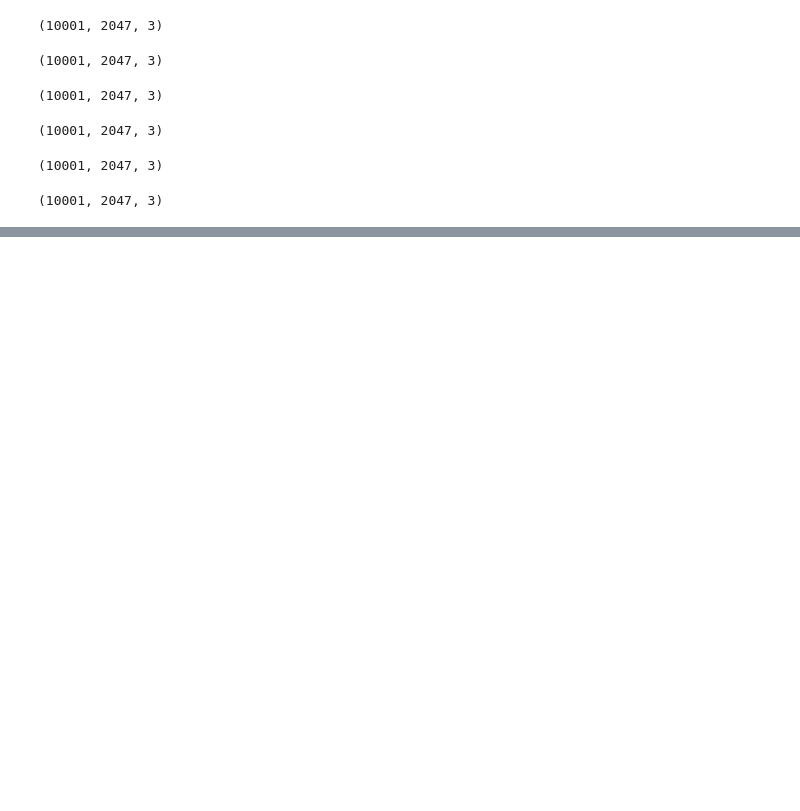
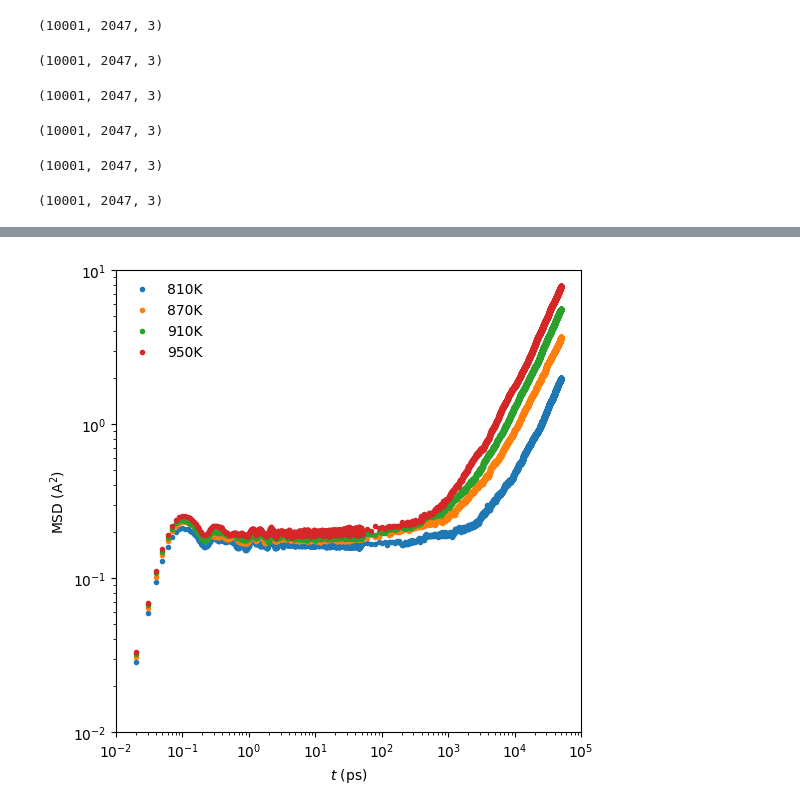
Before and after one commit to ch-tung/ABCD_J, a Jupyter notebook: EAM/LAMMPS/test_MSD.ipynb, the cells around one changed output, grey strips where cells are left out. Drawn from its saved outputs; the diff is of its cells as text; code cells hidden in the pictures; blank space fills up the shorter version.

```diff
--- a/EAM/LAMMPS/test_MSD.ipynb
+++ b/EAM/LAMMPS/test_MSD.ipynb
@@ -152,3 +161,36 @@ plt.show()
+# %%
+timestep = 10
+timestep_st = 10/1000
+fig = plt.figure(figsize=(6,6))
+ax = fig.add_subplot(1,1,1)
+
+colors = ["C0","C1","C2","C3"]
+diffusivity_list = []
+for i_temp, temperature in enumerate(temperature_list):
+    msd_st = msd_list_st[i_temp]
+    ax.plot(t_list_st[1:]*timestep_st,msd_st[1:],".",color=colors[i_temp])
+    msd = msd_list[i_temp]
+    ax.plot(t_list[1:]*timestep,msd[1:],".",color=colors[i_temp], label=str(temperature)+"K")
+
+    # do curve fitting to get slope
+    x = np.vstack([t_list[1:]*timestep,np.ones_like(t_list[1:]*timestep)]).T
+    y = msd[1:]
+    A, B = np.linalg.lstsq(x, y, rcond=None)[0]
+    # ax.plot(t_list[1:]*timestep, A*t_list[1:]*timestep+B, "--k")
+    diffusivity_list.append(A/6)
+diffusivity_list = np.array(diffusivity_list)
+
+ax.set_xscale("log")
+ax.set_yscale("log")
+ax.set_ylim([1e-2,10])
+ax.set_xlim([1e-2,1e5])
+
+ax.set_xlabel(r"$t\ \rm{(ps)}$")
+ax.set_ylabel(r"$\rm{MSD}\ (A^2)$")
+ax.legend(frameon=False)
+plt.show()
+# %% [output]
+[figure, added]
 # %%
 fig = plt.figure(figsize=(6,6))
 ax = fig.add_subplot(1,1,1)
```
Also changed, not shown: parts of 4 cells of this notebook.
